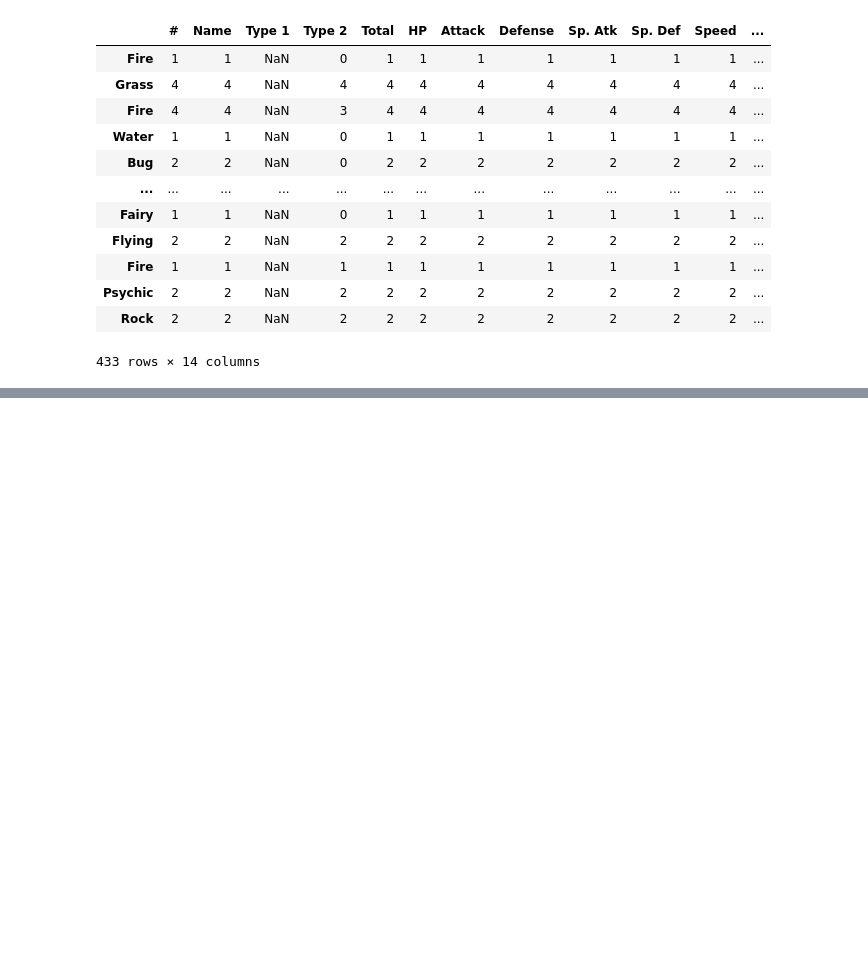
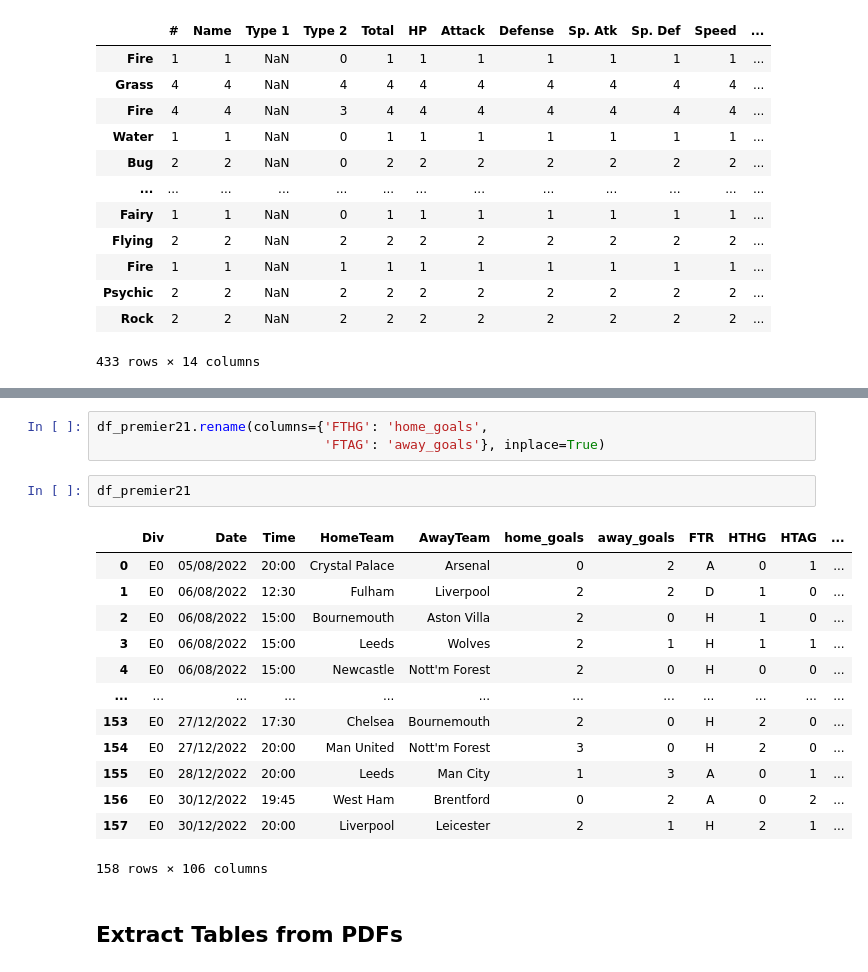
Before and after one commit to biscotty666/Python-Pytorch, a Jupyter notebook: pandas/Pandas.ipynb, the cells around one changed output, grey strips where cells are left out. Saved outputs shown, nothing was run; the diff lists cells and outputs as text; blank space fills up the shorter version.

```diff
--- a/pandas/Pandas.ipynb
+++ b/pandas/Pandas.ipynb
@@ -393,0 +447,21 @@ new_df
+# %%
+df_premier21.rename(columns={'FTHG': 'home_goals',
+                             'FTAG': 'away_goals'}, inplace=True)
+# %%
+df_premier21
+# %% [output]
+|  | Div | Date | Time | HomeTeam | AwayTeam | home_goals | away_goals | FTR | HTHG | HTAG | ... |
+| 0 | E0 | 05/08/2022 | 20:00 | Crystal Palace | Arsenal | 0 | 2 | A | 0 | 1 | ... |
+| 1 | E0 | 06/08/2022 | 12:30 | Fulham | Liverpool | 2 | 2 | D | 1 | 0 | ... |
+| 2 | E0 | 06/08/2022 | 15:00 | Bournemouth | Aston Villa | 2 | 0 | H | 1 | 0 | ... |
+| 3 | E0 | 06/08/2022 | 15:00 | Leeds | Wolves | 2 | 1 | H | 1 | 1 | ... |
+| 4 | E0 | 06/08/2022 | 15:00 | Newcastle | Nott'm Forest | 2 | 0 | H | 0 | 0 | ... |
+| ... | ... | ... | ... | ... | ... | ... | ... | ... | ... | ... | ... |
+| 153 | E0 | 27/12/2022 | 17:30 | Chelsea | Bournemouth | 2 | 0 | H | 2 | 0 | ... |
+| 154 | E0 | 27/12/2022 | 20:00 | Man United | Nott'm Forest | 3 | 0 | H | 2 | 0 | ... |
+| 155 | E0 | 28/12/2022 | 20:00 | Leeds | Man City | 1 | 3 | A | 0 | 1 | ... |
+| 156 | E0 | 30/12/2022 | 19:45 | West Ham | Brentford | 0 | 2 | A | 0 | 2 | ... |
+| 157 | E0 | 30/12/2022 | 20:00 | Liverpool | Leicester | 2 | 1 | H | 2 | 1 | ... |
+158 rows × 106 columns
+# %% [markdown]
+## Extract Tables from PDFs
```
Also changed, not shown: parts of 25 cells of this notebook, 14 other files.
